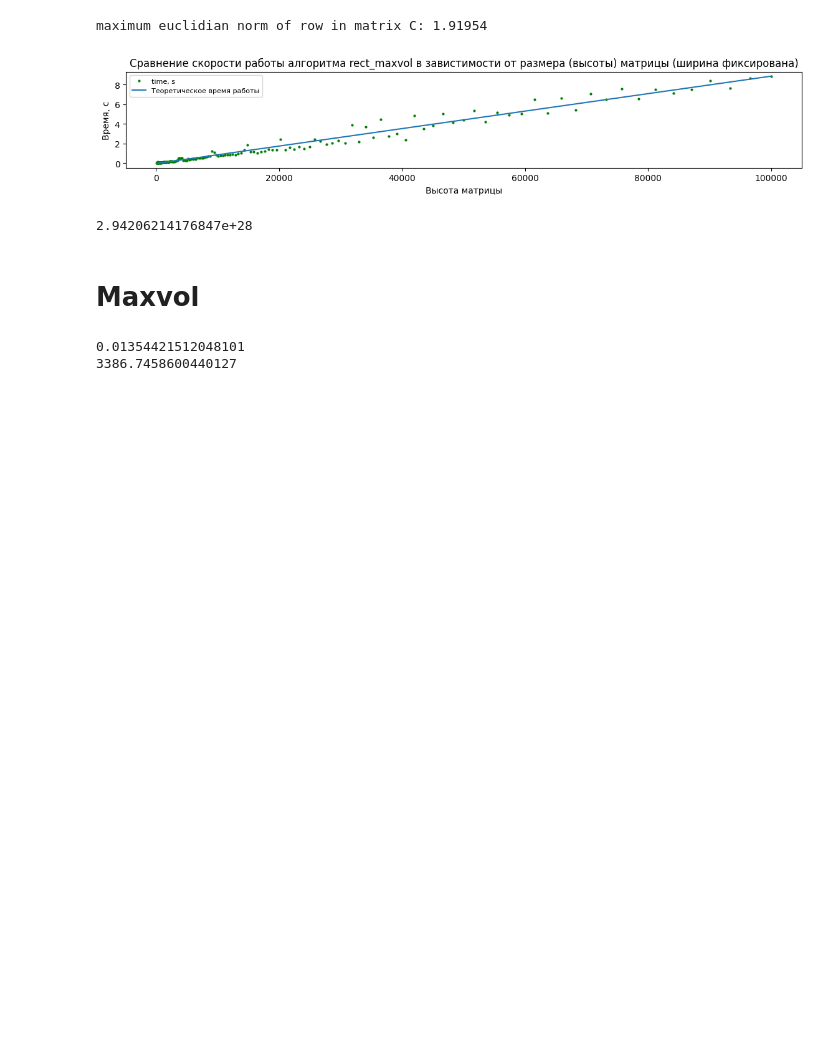
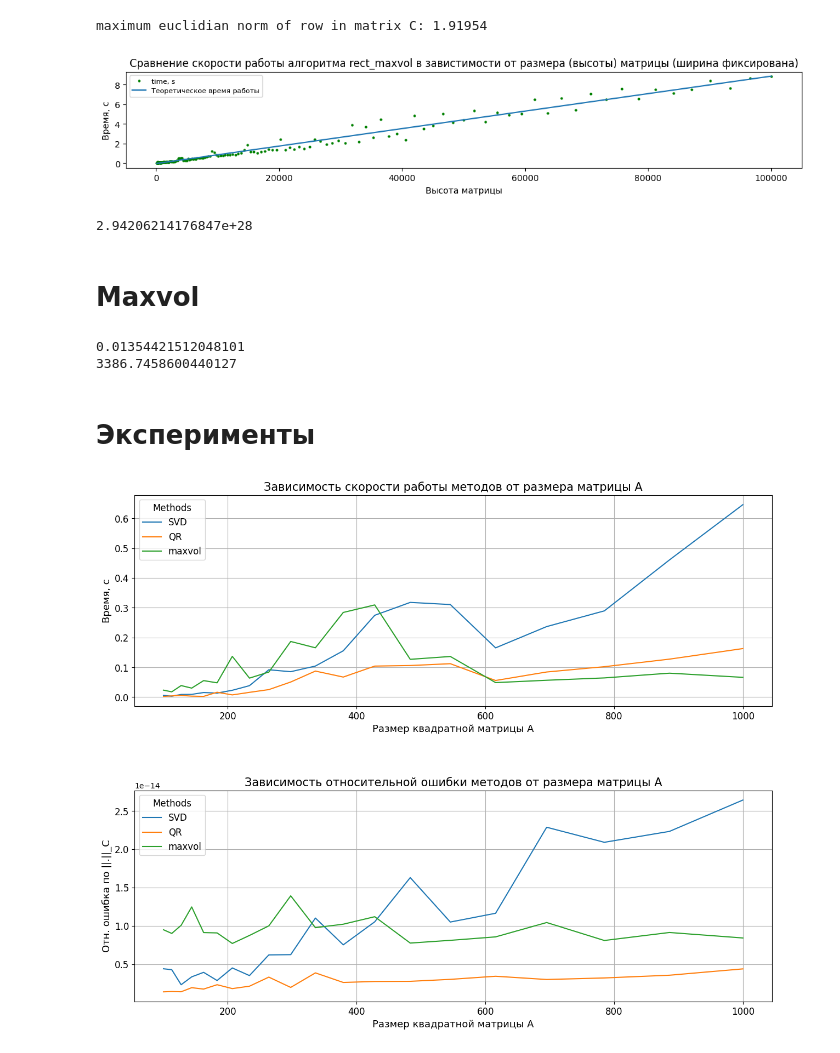
Before and after one commit to ol3gka/AI_Masters_NLA_projects_Matrix_Masters, a Jupyter notebook: Maxvol_code.ipynb, the cells around one changed output. Cells and saved outputs as stored; diff of their text form; code cells hidden in the pictures; blank space fills up the shorter version.

```diff
--- a/Maxvol_code.ipynb
+++ b/Maxvol_code.ipynb
@@ -649,3 +641,5 @@ print(matrix_volume(A[np.ix_(I,J)]))
 # %% [output]
 0.01354421512048101
 3386.7458600440127
+# %% [markdown]
+# Эксперименты
@@ -651,0 +708,38 @@ print(matrix_volume(A[np.ix_(I,J)]))
+# %%
+r = 50
+time_dict_svd, norm_dict_svd = {}, {}
+time_dict_qr, norm_dict_qr = {}, {}
+time_dict_maxvol, norm_dict_maxvol = {}, {}
+for n in tqdm(np.logspace(2, 3, num=20)):
+    A = generator(int(n), int(n), r)
+    time_dict_svd[n], norm_dict_svd[n]= svd_meas(A)
+    time_dict_qr[n], norm_dict_qr[n] = qr_meas(A)
+    time_dict_maxvol[n], norm_dict_maxvol[n] = maxvol_meas(A, r)
+# %%
+fig, ax = plt.subplots(2, 1, figsize=(16, 12))
+
+ax[0].plot(time_dict_svd.keys(), time_dict_svd.values(), label='SVD')
+ax[0].plot(time_dict_qr.keys(), time_dict_qr.values(), label='QR')
+ax[0].plot(time_dict_maxvol.keys(), time_dict_maxvol.values(), label='maxvol')
+ax[0].set_title('Зависимость скорости работы методов от размера матрицы A', fontsize=15)
+ax[0].set_ylabel('Время, с', fontsize=13)
+ax[0].set_xlabel('Размер квадратной матрицы А', fontsize=13)
+ax[0].tick_params(axis='both', labelsize=12)
+ax[0].grid(True)
+ax[0].legend(title='Methods', fontsize=12, title_fontsize=12)
+
+ax[1].plot(norm_dict_svd.keys(), norm_dict_svd.values(), label='SVD')
+ax[1].plot(norm_dict_qr.keys(), norm_dict_qr.values(), label='QR')
+ax[1].plot(norm_dict_maxvol.keys(), norm_dict_maxvol.values(), label='maxvol')
+ax[1].set_title('Зависимость относительной ошибки методов от размера матрицы A', fontsize=15)
+ax[1].set_ylabel('Отн. ошибка по ||.||_C', fontsize=13)
+ax[1].set_xlabel('Размер квадратной матрицы А', fontsize=13)
+ax[1].tick_params(axis='both', labelsize=12)
+ax[1].grid(True)
+ax[1].legend(title='Methods', fontsize=12, title_fontsize=12)
+
+fig.set_size_inches(15, 12)
+plt.subplots_adjust(hspace=0.4)
+plt.show()
+# %% [output]
+[figure, added]
```
Also changed, not shown: parts of 15 cells of this notebook.
